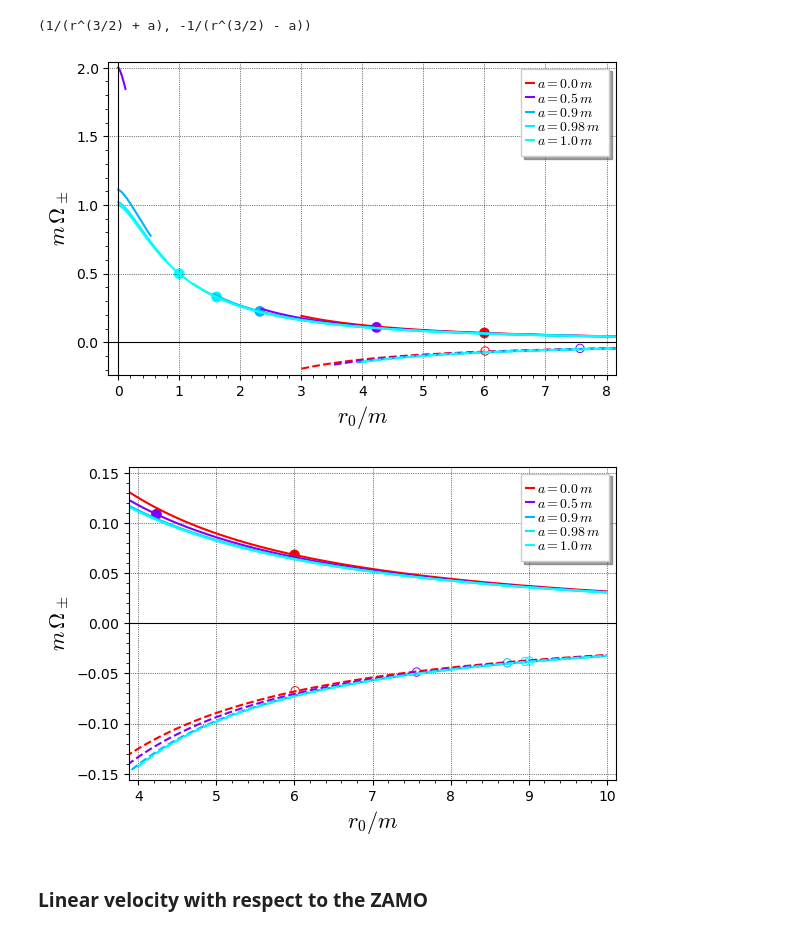
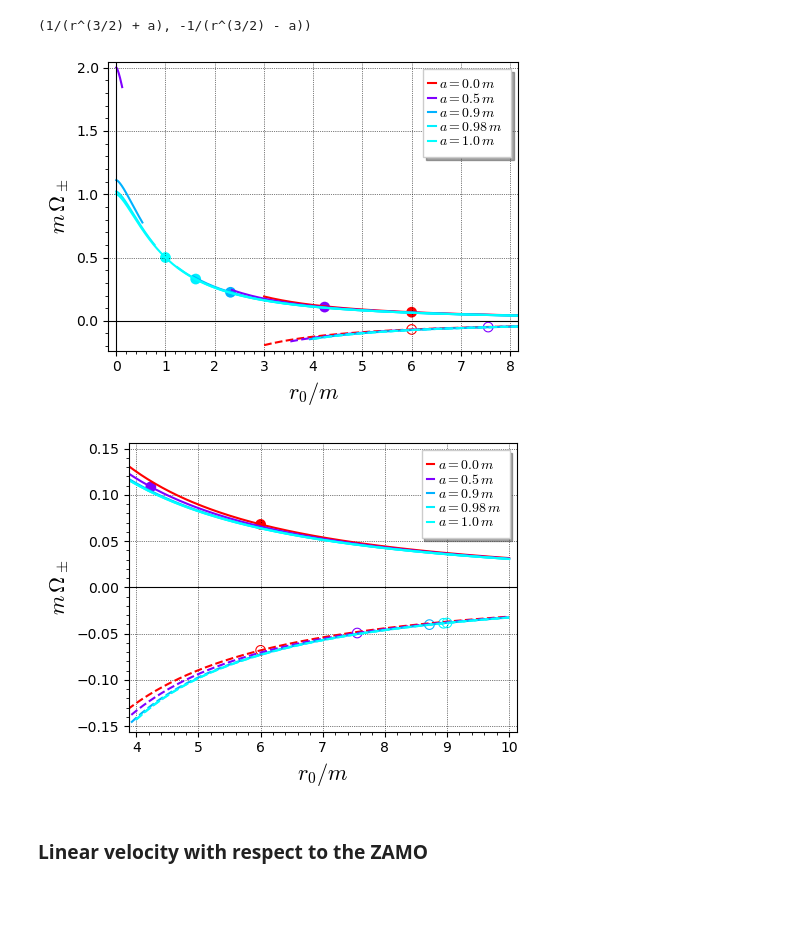
Before and after one commit to egourgoulhon/BHLectures, a Jupyter notebook: sage/Kerr_circular_orbits.ipynb, the cells around one changed output. Drawn from its saved outputs; the diff is of its cells as text; code cells hidden in the pictures; blank space fills up the shorter version.

```diff
--- a/sage/Kerr_circular_orbits.ipynb
+++ b/sage/Kerr_circular_orbits.ipynb
@@ -269,21 +270,22 @@ omega_p(a, r), omega_m(a, r)
 # %%
 r_max = 10
 g = Graphics()
 for a1 in al[1:]:
     g += plot(omega_p(a1, r), (r, 0.001, rs(a1)), color=hue(a1/ah),
               linestyle='-', thickness=1.5,
               axes_labels=[r"$r_0/m$", r"$m\, \Omega_\pm$"],
               frame=True, gridlines=True, axes=True)
 for a1 in al:
     g += plot(omega_p(a1, r), (r, 1.001*r_min_p(a1), r_max), color=hue(a1/ah),
               thickness=1.5, legend_label=r"$a = {}\, m$".format(float(a1)))
     ri = 1.00001*r_isco_p(a1)  # 1.00001 to avoid 0/0 for a1=1
     g += point((ri, omega_p(a1, ri)), color=hue(a1/ah), size=60)
 for a1 in al:
     g += plot(omega_m(a1, r), (r, 1.001*r_min_m(a1), r_max), thickness=1.5,
               linestyle='--', color=hue(a1/ah))
     ri = r_isco_m(a1)
     g += point((ri, omega_m(a1, ri)), marker=r'$\circ$', color=hue(a1/ah), size=60)
-show(g, xmax=8)
+g.show(xmax=8, figsize=5)
+g.save('gek_omega_circ_orb.pdf', xmax=8, figsize=5)
 # %% [output]
-[figure, old version]
+[figure, new version]
@@ -292,4 +292,6 @@ g.save('gek_omega_circ_orb.pdf', xmax=8)
 # %%
-show(g, xmin=4, xmax=r_max, ymin=-0.15, ymax=0.15)
+g.show(xmin=4, xmax=r_max, ymin=-0.15, ymax=0.15, figsize=5)
+g.save('gek_omega_circ_orb_zoom.pdf', xmin=4, xmax=r_max,
+       ymin=-0.15, ymax=0.15, figsize=5)
 # %% [output]
-[figure, old version]
+[figure, new version]
```
Also changed, not shown: parts of 46 cells of this notebook, 16 other files.
